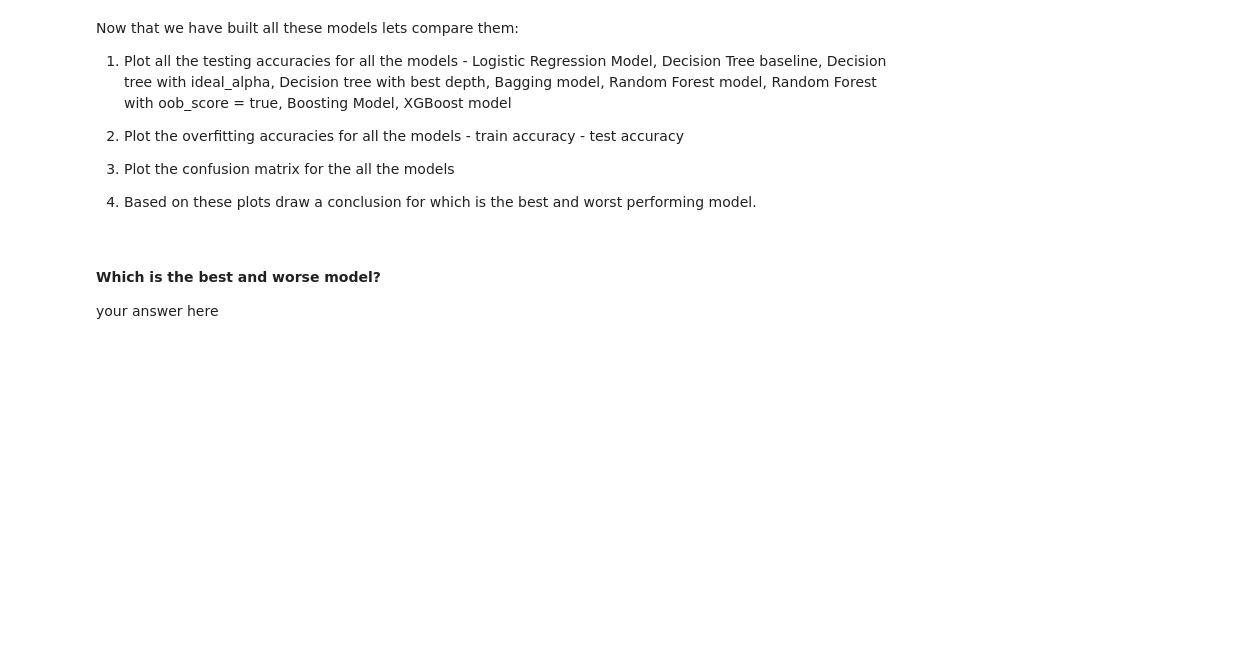
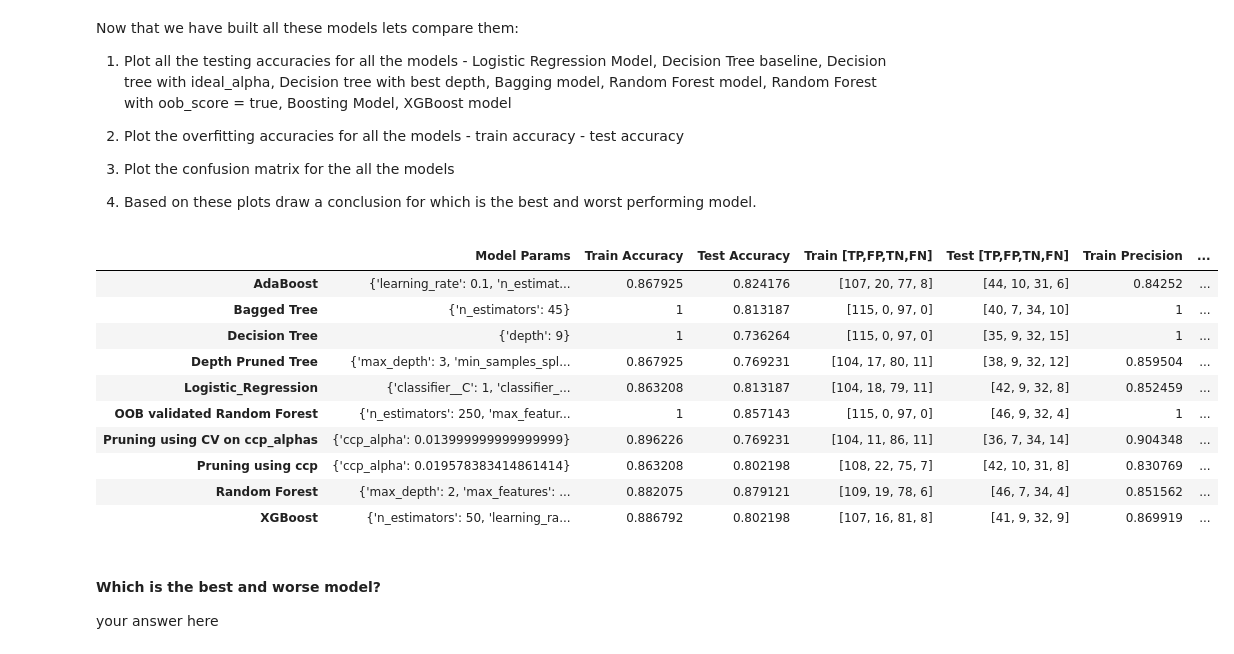
Before and after one commit to Surojit-KB/UNIV-AI-ML2-HW1, a Jupyter notebook: Copy_of_distribute_HW1.ipynb, the cells around one changed output. Saved outputs shown, nothing was run; the diff lists cells and outputs as text; code cells hidden in the pictures; blank space fills up the shorter version.

```diff
--- a/Copy_of_distribute_HW1.ipynb
+++ b/Copy_of_distribute_HW1.ipynb
@@ -1281,0 +1266,4 @@ ax[1].set_title('Confusion Matrix for Test data',fontsize=15);
+# %%
+#plot the confusion matrix
+#your code here
+boost_train_con_mat,boost_test_con_mat=plot_con_mat(best_boost_estimate);
@@ -1282,3 +1272,5 @@ ax[1].set_title('Confusion Matrix for Test data',fontsize=15);
+# %%
+model_params['AdaBoost']=get_model_info(boost_train_acc,best_boost_params,boost_test_acc,boost_train_con_mat,boost_test_con_mat)
 # %% [markdown]
 ### 2.6 XGboost **(10 marks)**
 # %% [markdown]
@@ -1332,6 +1324,5 @@ Test accuracy using XBG Classifier with best estimators is 0.80
 # %%
 #plot the confusion matrix
 #your code here
-print('Confusion Matrix for the XBG Classifier:')
-plot_con_mat(best_xgb_model)
+xgb_train_con_mat,xgb_test_con_mat=plot_con_mat(best_xgb_model)
 # %% [output]
@@ -1339,4 +1329,6 @@ Confusion Matrix for the XBG Classifier:
 [figure]
+# %%
+model_params['XGBoost']=get_model_info(xgb_train_acc,rs.best_params_,xgb_test_acc,xgb_train_con_mat,xgb_test_con_mat)
 # %% [markdown]
 ## Part 3: Comparing all models **(10 marks)**
 # %% [markdown]
@@ -1352,3 +1344,17 @@ Now that we have built all these models lets compare them:
 # %%
 #Comparing performance of all models - testing accuracy
 #your code here
+compare_df=pd.DataFrame.from_records(model_params).T
+compare_df
+# %% [output]
+|  | Model Params | Train Accuracy | Test Accuracy | Train [TP,FP,TN,FN] | Test [TP,FP,TN,FN] | Train Precision | ... |
+| AdaBoost | {'learning_rate': 0.1, 'n_estimat... | 0.867925 | 0.824176 | [107, 20, 77, 8] | [44, 10, 31, 6] | 0.84252 | ... |
+| Bagged Tree | {'n_estimators': 45} | 1 | 0.813187 | [115, 0, 97, 0] | [40, 7, 34, 10] | 1 | ... |
+| Decision Tree | {'depth': 9} | 1 | 0.736264 | [115, 0, 97, 0] | [35, 9, 32, 15] | 1 | ... |
+| Depth Pruned Tree | {'max_depth': 3, 'min_samples_spl... | 0.867925 | 0.769231 | [104, 17, 80, 11] | [38, 9, 32, 12] | 0.859504 | ... |
+| Logistic_Regression | {'classifier__C': 1, 'classifier_... | 0.863208 | 0.813187 | [104, 18, 79, 11] | [42, 9, 32, 8] | 0.852459 | ... |
+| OOB validated Random Forest | {'n_estimators': 250, 'max_featur... | 1 | 0.857143 | [115, 0, 97, 0] | [46, 9, 32, 4] | 1 | ... |
+| Pruning using CV on ccp_alphas | {'ccp_alpha': 0.013999999999999999} | 0.896226 | 0.769231 | [104, 11, 86, 11] | [36, 7, 34, 14] | 0.904348 | ... |
+| Pruning using ccp | {'ccp_alpha': 0.019578383414861414} | 0.863208 | 0.802198 | [108, 22, 75, 7] | [42, 10, 31, 8] | 0.830769 | ... |
+| Random Forest | {'max_depth': 2, 'max_features': ... | 0.882075 | 0.879121 | [109, 19, 78, 6] | [46, 7, 34, 4] | 0.851562 | ... |
+| XGBoost | {'n_estimators': 50, 'learning_ra... | 0.886792 | 0.802198 | [107, 16, 81, 8] | [41, 9, 32, 9] | 0.869919 | ... |
```
Also changed, not shown: parts of 7 cells of this notebook.
